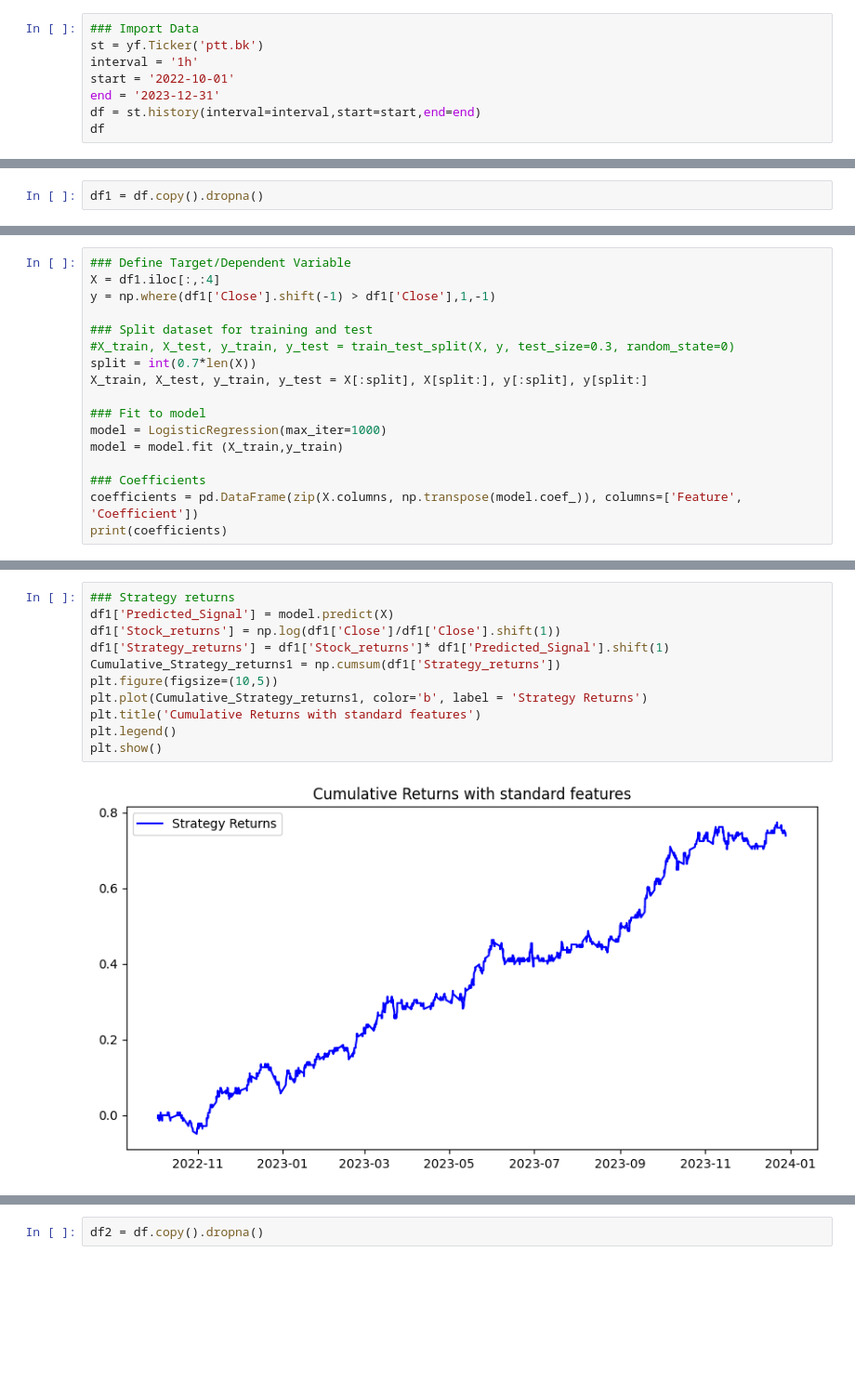
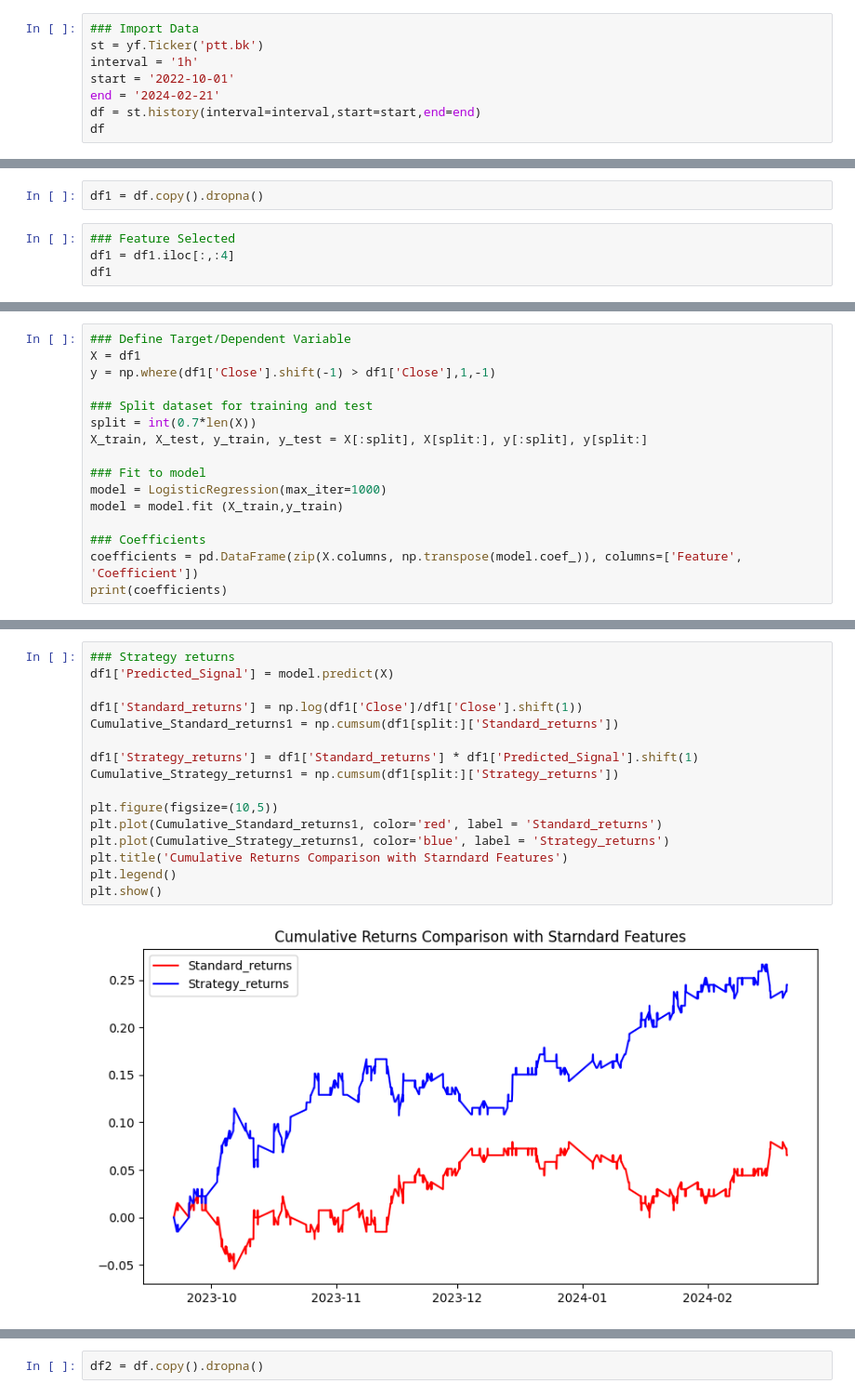
Before and after one commit to chayaphon/DADS6003, a Jupyter notebook: Classification/Logistic_Regression/stock_prediction.ipynb, the cells around one changed output, grey strips where cells are left out. Shown: that part at 93% size. Saved outputs shown, nothing was run; the diff lists cells and outputs as text; blank space fills up the shorter version.

```diff
--- a/Classification/Logistic_Regression/stock_prediction.ipynb
+++ b/Classification/Logistic_Regression/stock_prediction.ipynb
@@ -21,7 +21,7 @@ from sklearn import metrics
 st = yf.Ticker('ptt.bk')
 interval = '1h'
 start = '2022-10-01'
-end = '2023-12-31'
+end = '2024-02-21'
 df = st.history(interval=interval,start=start,end=end)
 df
 # %% [output]
@@ -43,3 +45,7 @@ df
 # Part 1 : Standard Features
 # %%
 df1 = df.copy().dropna()
+# %%
+### Feature Selected
+df1 = df1.iloc[:,:4]
+df1
@@ -46,10 +67,9 @@ df1 = df.copy().dropna()
 # %%
 ### Define Target/Dependent Variable
-X = df1.iloc[:,:4]
+X = df1
 y = np.where(df1['Close'].shift(-1) > df1['Close'],1,-1)
 
 ### Split dataset for training and test
-#X_train, X_test, y_train, y_test = train_test_split(X, y, test_size=0.3, random_state=0)
 split = int(0.7*len(X))
 X_train, X_test, y_train, y_test = X[:split], X[split:], y[:split], y[split:]
 
@@ -111,13 +124,18 @@ weighted avg       0.71      0.75      0.68       544
 # %%
 ### Strategy returns
 df1['Predicted_Signal'] = model.predict(X)
-df1['Stock_returns'] = np.log(df1['Close']/df1['Close'].shift(1))
-df1['Strategy_returns'] = df1['Stock_returns']* df1['Predicted_Signal'].shift(1)
-Cumulative_Strategy_returns1 = np.cumsum(df1['Strategy_returns'])
+
+df1['Standard_returns'] = np.log(df1['Close']/df1['Close'].shift(1))
+Cumulative_Standard_returns1 = np.cumsum(df1[split:]['Standard_returns'])
+
+df1['Strategy_returns'] = df1['Standard_returns'] * df1['Predicted_Signal'].shift(1)
+Cumulative_Strategy_returns1 = np.cumsum(df1[split:]['Strategy_returns'])
+
 plt.figure(figsize=(10,5))
-plt.plot(Cumulative_Strategy_returns1, color='b', label = 'Strategy Returns')
-plt.title('Cumulative Returns with standard features')
+plt.plot(Cumulative_Standard_returns1, color='red', label = 'Standard_returns')
+plt.plot(Cumulative_Strategy_returns1, color='blue', label = 'Strategy_returns')
+plt.title('Cumulative Returns Comparison with Starndard Features')
 plt.legend()
 plt.show()
 # %% [output]
-[figure, old version]
+[figure, new version]
```
Also changed, not shown: parts of 19 cells of this notebook.
